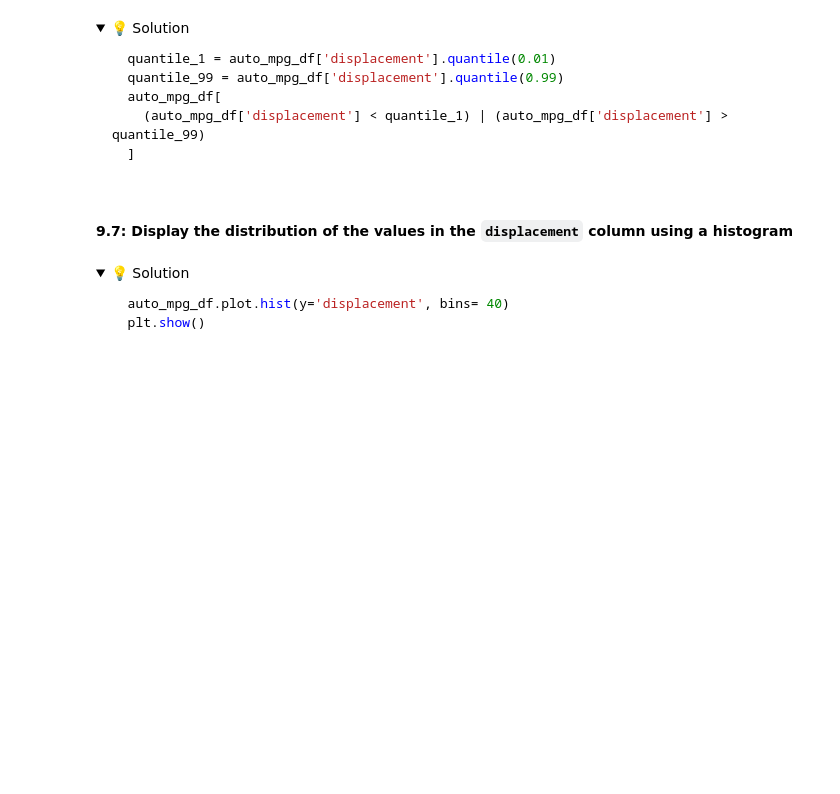
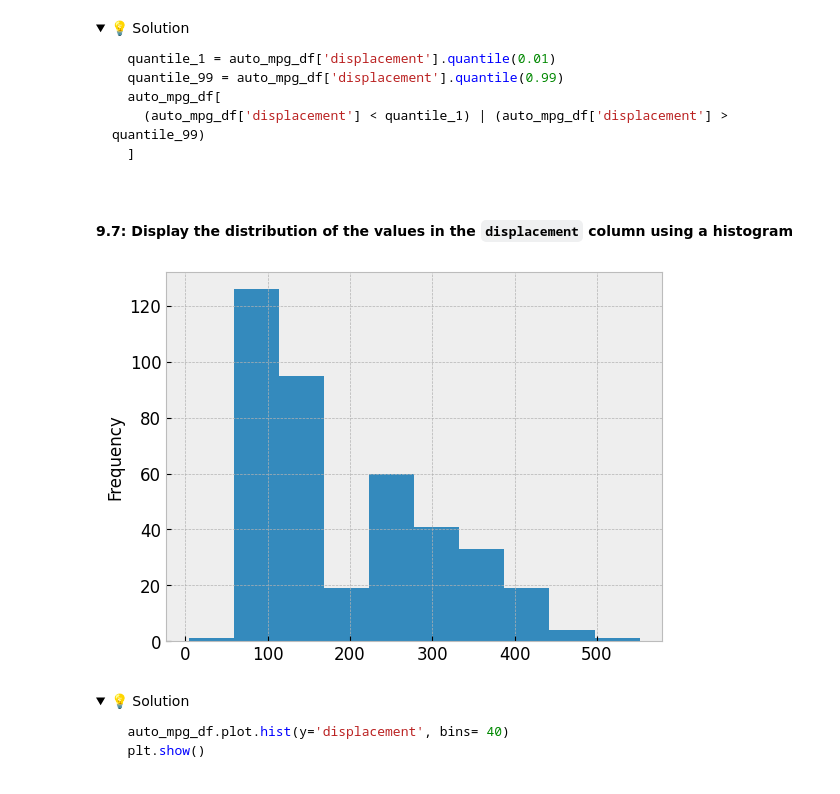
Before and after one commit to IT4063-Spring2025/exploratory-data-analysis-RautelaAbhishek, a Jupyter notebook: notebook.ipynb, the cells around one changed output. Drawn from its saved outputs; the diff is of its cells as text; code cells hidden in the pictures; folded sections open; blank space fills up the shorter version.

```diff
--- a/notebook.ipynb
+++ b/notebook.ipynb
@@ -720,6 +764,11 @@ we'll use a 1% threshold for this exercise.
 </details>
 # %% [markdown]
 #### 9.7: Display the distribution of the values in the `displacement` column using a histogram
+# %%
+displacement.plot.hist()
+plt.show()
+# %% [output]
+[figure, added]
 # %% [markdown]
 <details>
   <summary>💡 Solution</summary>
```
Also changed, not shown: parts of 19 cells of this notebook, 1 other file.
